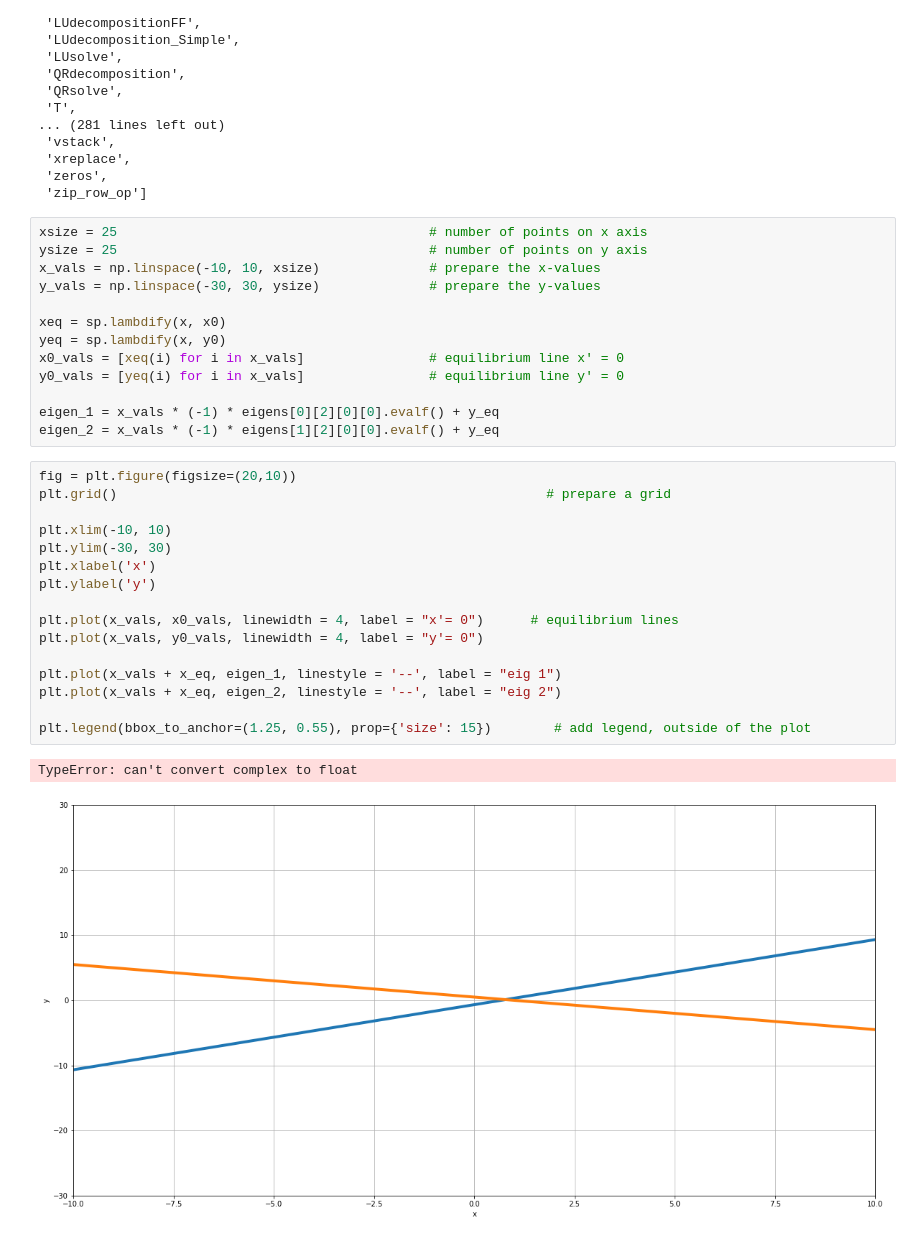
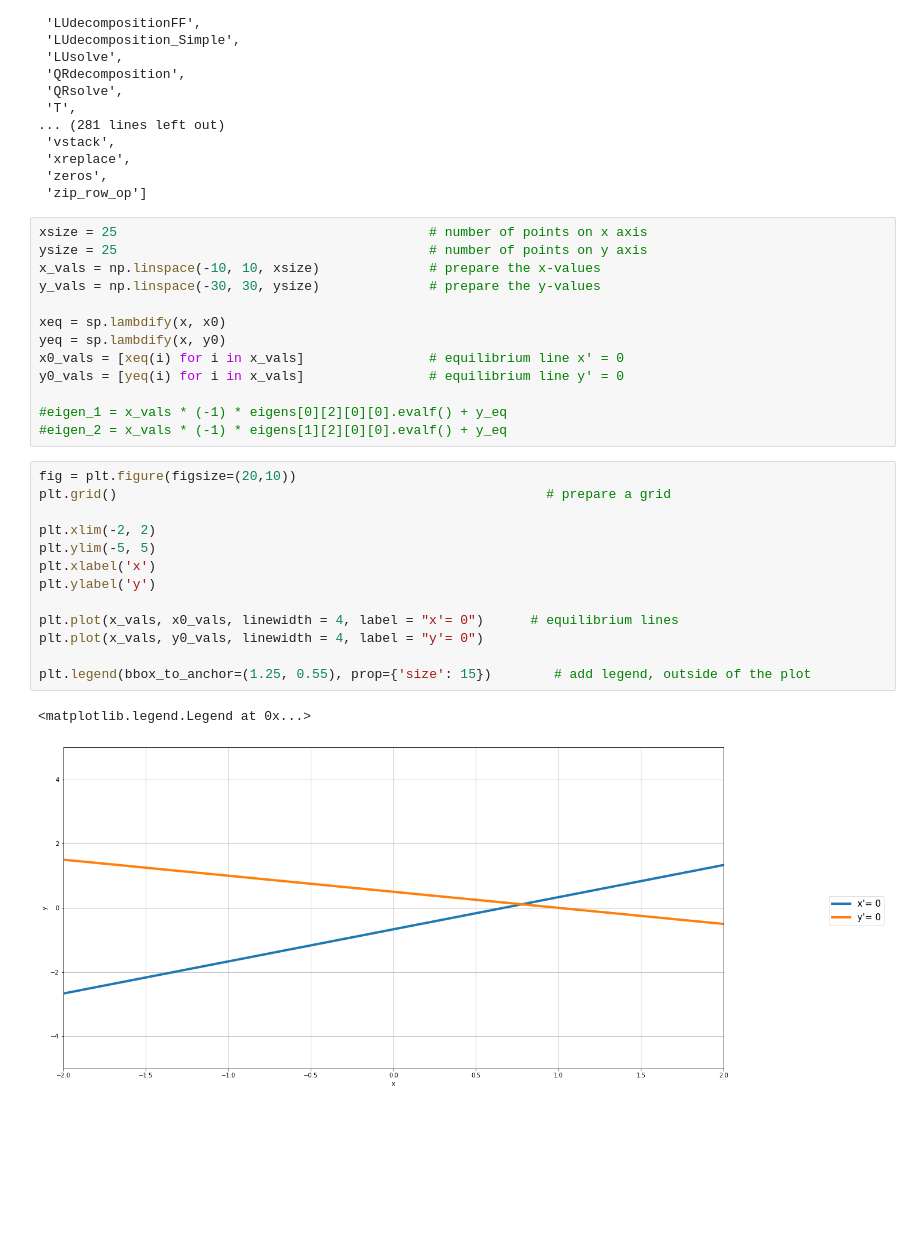
Before and after one commit to magicbeans817/PS2, a Jupyter notebook: PS2.ipynb, the cells around one changed output. Cells and saved outputs as stored; diff of their text form; blank space fills up the shorter version.

```diff
--- a/PS2.ipynb
+++ b/PS2.ipynb
@@ -488,24 +488,21 @@ yeq = sp.lambdify(x, y0)
 x0_vals = [xeq(i) for i in x_vals]                # equilibrium line x' = 0
 y0_vals = [yeq(i) for i in x_vals]                # equilibrium line y' = 0
 
-eigen_1 = x_vals * (-1) * eigens[0][2][0][0].evalf() + y_eq
-eigen_2 = x_vals * (-1) * eigens[1][2][0][0].evalf() + y_eq
+#eigen_1 = x_vals * (-1) * eigens[0][2][0][0].evalf() + y_eq
+#eigen_2 = x_vals * (-1) * eigens[1][2][0][0].evalf() + y_eq
 # %%
 fig = plt.figure(figsize=(20,10))
 plt.grid()                                                       # prepare a grid
 
-plt.xlim(-10, 10)
-plt.ylim(-30, 30)
+plt.xlim(-2, 2)
+plt.ylim(-5, 5)
 plt.xlabel('x')
 plt.ylabel('y')
 
 plt.plot(x_vals, x0_vals, linewidth = 4, label = "x'= 0")      # equilibrium lines
 plt.plot(x_vals, y0_vals, linewidth = 4, label = "y'= 0")
 
-plt.plot(x_vals + x_eq, eigen_1, linestyle = '--', label = "eig 1")
-plt.plot(x_vals + x_eq, eigen_2, linestyle = '--', label = "eig 2")
-
 plt.legend(bbox_to_anchor=(1.25, 0.55), prop={'size': 15})        # add legend, outside of the plot
 # %% [output]
-TypeError: can't convert complex to float
+<matplotlib.legend.Legend at 0x...>
-[figure, old version]
+[figure, new version]
```
Also changed, not shown: parts of 3 cells of this notebook.
